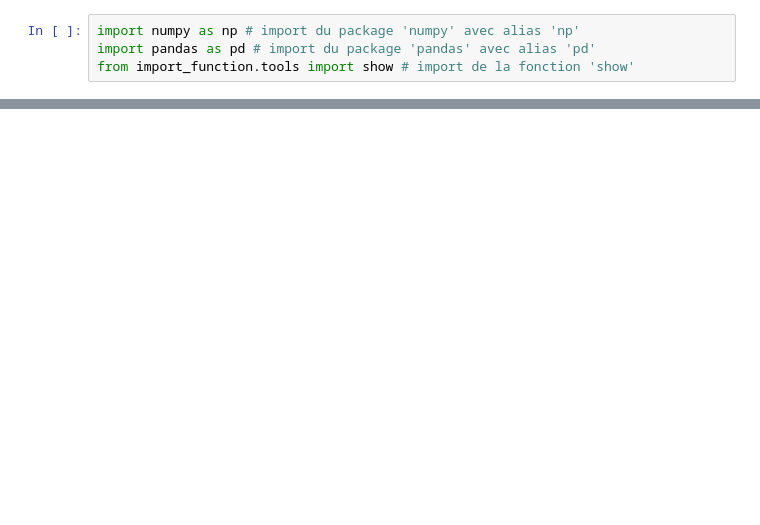
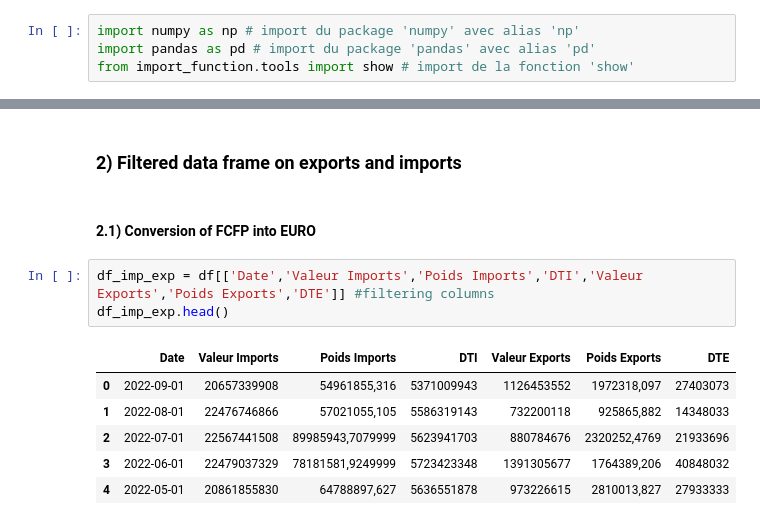
Before and after one commit to PaulGuiraud/projet_OI, a Jupyter notebook: Projet_OI/Main.ipynb, the cells around one changed output, grey strips where cells are left out. Drawn from its saved outputs; the diff is of its cells as text; blank space fills up the shorter version.

```diff
--- a/Projet_OI/Main.ipynb
+++ b/Projet_OI/Main.ipynb
@@ -24,0 +68,14 @@ data                      #show data
+# %% [markdown]
+### 2) Filtered data frame on exports and imports
+# %% [markdown]
+#### 2.1) Conversion of FCFP into EURO
+# %%
+df_imp_exp = df[['Date','Valeur Imports','Poids Imports','DTI','Valeur Exports','Poids Exports','DTE']] #filtering columns
+df_imp_exp.head()
+# %% [output]
+|  | Date | Valeur Imports | Poids Imports | DTI | Valeur Exports | Poids Exports | DTE |
+| 0 | 2022-09-01 | 20657339908 | 54961855,316 | 5371009943 | 1126453552 | 1972318,097 | 27403073 |
+| 1 | 2022-08-01 | 22476746866 | 57021055,105 | 5586319143 | 732200118 | 925865,882 | 14348033 |
+| 2 | 2022-07-01 | 22567441508 | 89985943,7079999 | 5623941703 | 880784676 | 2320252,4769 | 21933696 |
+| 3 | 2022-06-01 | 22479037329 | 78181581,9249999 | 5723423348 | 1391305677 | 1764389,206 | 40848032 |
+| 4 | 2022-05-01 | 20861855830 | 64788897,627 | 5636551878 | 973226615 | 2810013,827 | 27933333 |
```
Also changed, not shown: parts of 8 cells of this notebook, 2 other files.
